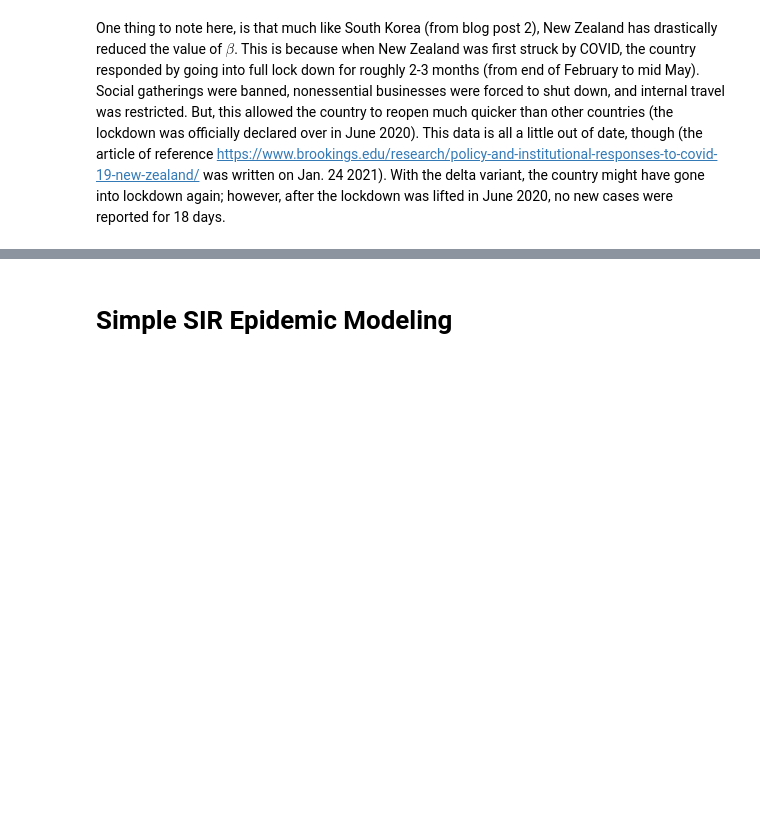
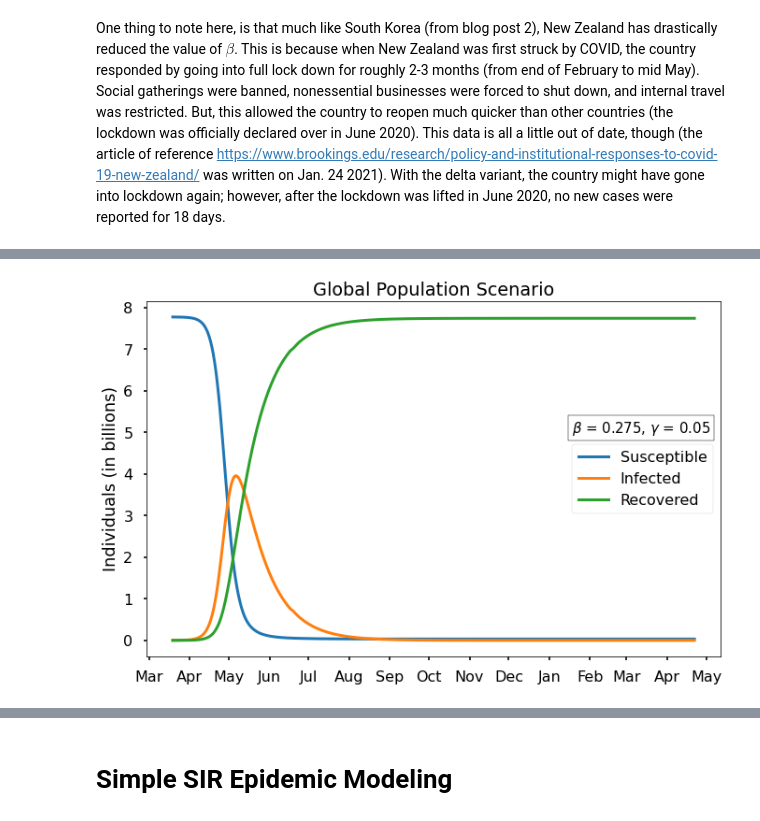
Before and after one commit to benjaminwarner/senior-project, a Jupyter notebook: SIR_Modeling.ipynb, the cells around one changed output, grey strips where cells are left out. Drawn from its saved outputs; the diff is of its cells as text; code cells hidden in the pictures; blank space fills up the shorter version.

```diff
--- a/SIR_Modeling.ipynb
+++ b/SIR_Modeling.ipynb
@@ -101,0 +120,4 @@ One thing to note here, is that much like South Korea (from blog post 2), New Ze
+# %%
+plot_SIR(beta=0.275, gamma=0.05, title='Global Population Scenario')
+# %% [output]
+[figure, added]
```
Also changed, not shown: parts of 10 cells of this notebook.
